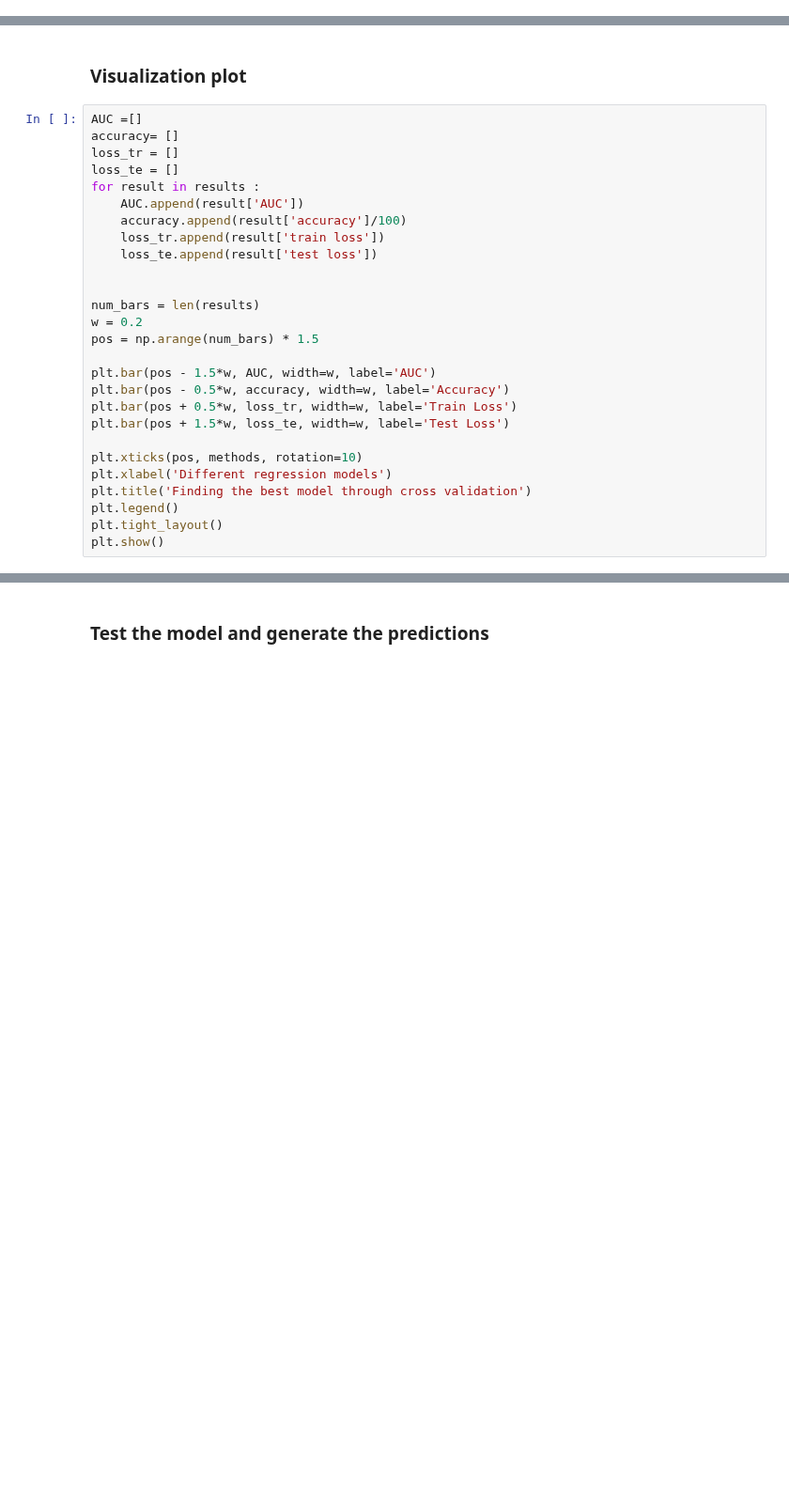
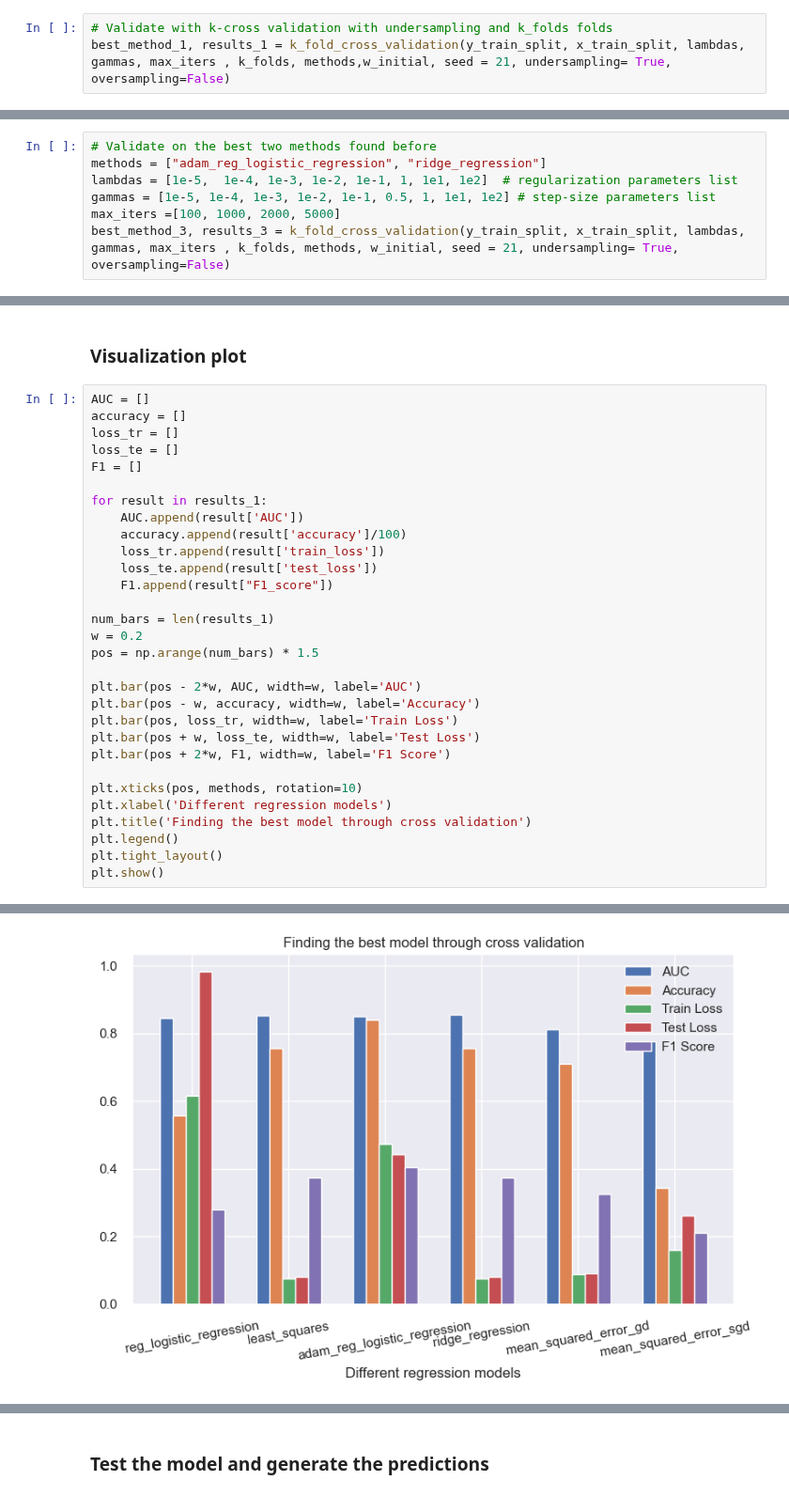
Before and after one commit to sofiasannino/cardiovascular-disease-classification, a Jupyter notebook: run.ipynb, the cells around one changed output, grey strips where cells are left out. Shown at 94% size. Drawn from its saved outputs; the diff is of its cells as text; blank space fills up the shorter version.

```diff
--- a/run.ipynb
+++ b/run.ipynb
@@ -278,0 +389,3 @@ print(results)
+# %%
+# Validate with k-cross validation with undersampling and k_folds folds
+best_method_1, results_1 = k_fold_cross_validation(y_train_split, x_train_split, lambdas, gammas, max_iters , k_folds, methods,w_initial, seed = 21, undersampling= True, oversampling=False)
@@ -278,0 +400,7 @@ print(results)
+# %%
+# Validate on the best two methods found before
+methods = ["adam_reg_logistic_regression", "ridge_regression"]
+lambdas = [1e-5,  1e-4, 1e-3, 1e-2, 1e-1, 1, 1e1, 1e2]  # regularization parameters list
+gammas = [1e-5, 1e-4, 1e-3, 1e-2, 1e-1, 0.5, 1, 1e1, 1e2] # step-size parameters list
+max_iters =[100, 1000, 2000, 5000]
+best_method_3, results_3 = k_fold_cross_validation(y_train_split, x_train_split, lambdas, gammas, max_iters , k_folds, methods, w_initial, seed = 21, undersampling= True, oversampling=False)
@@ -297,25 +482,28 @@ print(f"the best method {best_method['method']} has an accuracy = {accuracy} and
 # %% [markdown]
 ### Visualization plot
 # %%
-AUC =[]
-accuracy= []
+AUC = []
+accuracy = []
 loss_tr = []
 loss_te = []
-for result in results :
+F1 = []
+
+for result in results_1:
     AUC.append(result['AUC'])
     accuracy.append(result['accuracy']/100)
-    loss_tr.append(result['train loss'])
-    loss_te.append(result['test loss'])
+    loss_tr.append(result['train_loss'])
+    loss_te.append(result['test_loss'])
+    F1.append(result["F1_score"])
 
-
-num_bars = len(results)
+num_bars = len(results_1)
 w = 0.2
 pos = np.arange(num_bars) * 1.5
 
-plt.bar(pos - 1.5*w, AUC, width=w, label='AUC')
-plt.bar(pos - 0.5*w, accuracy, width=w, label='Accuracy')
-plt.bar(pos + 0.5*w, loss_tr, width=w, label='Train Loss')
-plt.bar(pos + 1.5*w, loss_te, width=w, label='Test Loss')
+plt.bar(pos - 2*w, AUC, width=w, label='AUC')
+plt.bar(pos - w, accuracy, width=w, label='Accuracy')
+plt.bar(pos, loss_tr, width=w, label='Train Loss')
+plt.bar(pos + w, loss_te, width=w, label='Test Loss')
+plt.bar(pos + 2*w, F1, width=w, label='F1 Score')
 
 plt.xticks(pos, methods, rotation=10)
 plt.xlabel('Different regression models')
@@ -327,0 +515 @@ NameError: name 'param_grid' is not defined
+[figure, added]
```
Also changed, not shown: parts of 20 cells of this notebook, 28 other files.
